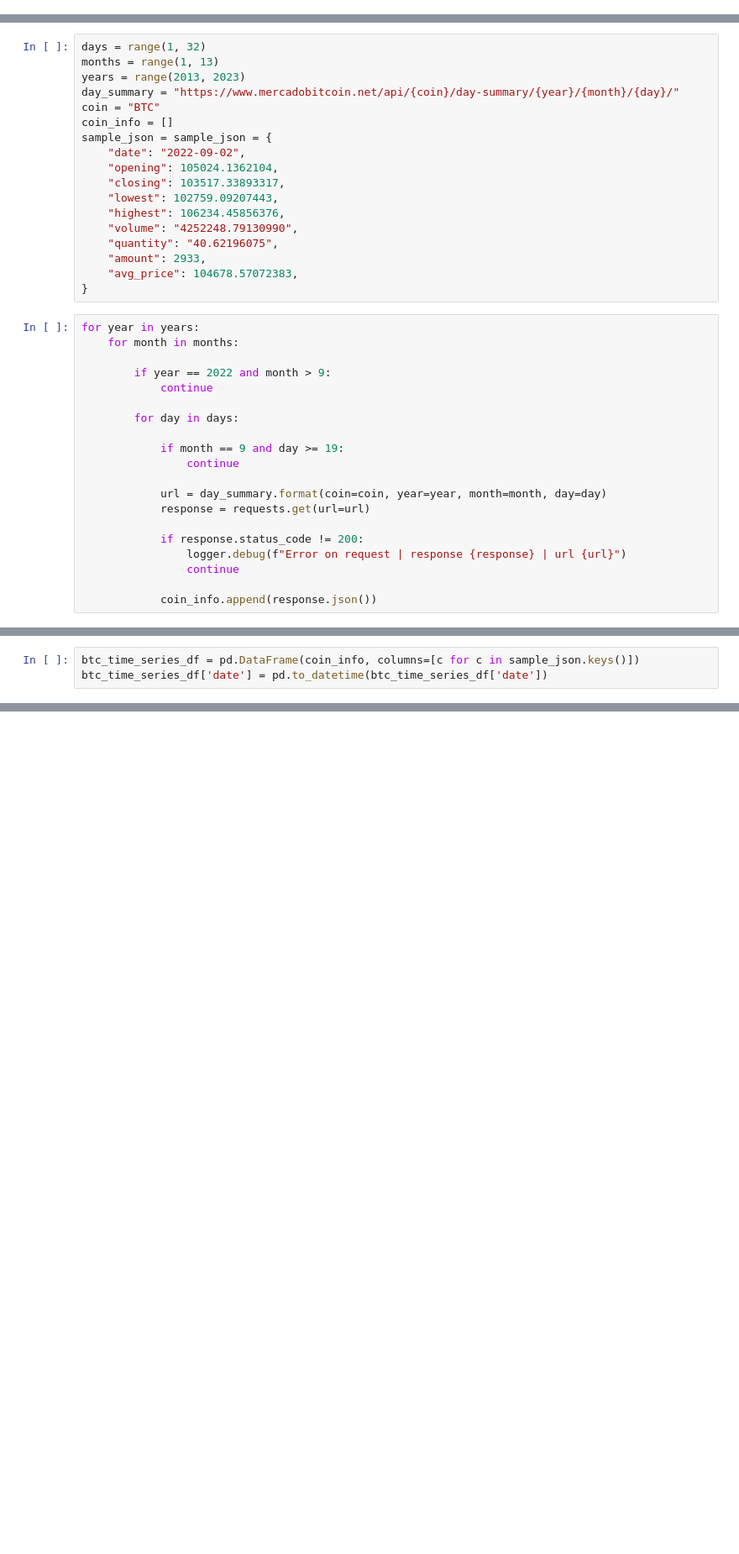
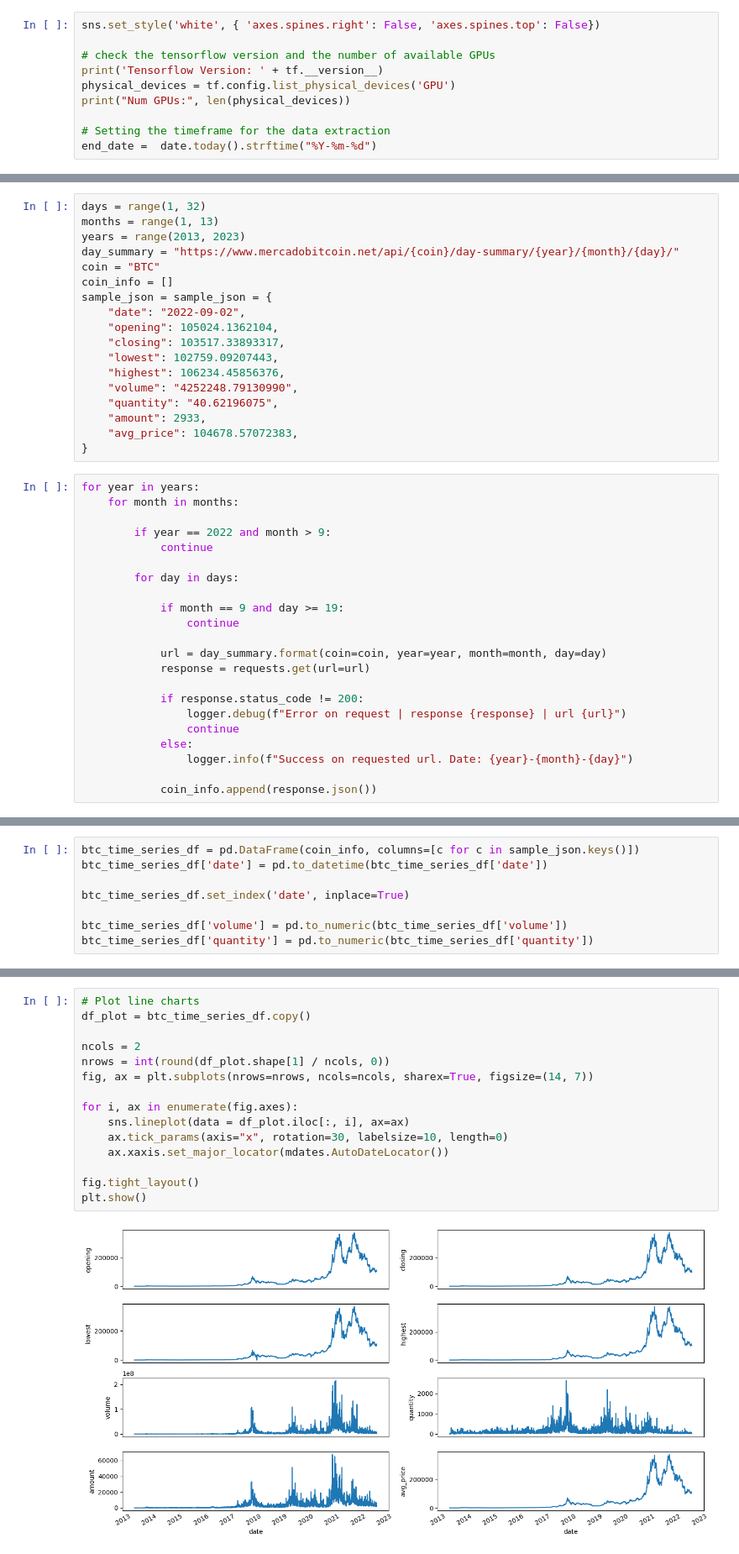
Before and after one commit to kevinsantana/ppca-md-final-project, a Jupyter notebook: model.ipynb, the cells around one changed output, grey strips where cells are left out. Shown: that part at 84% size. Saved outputs shown, nothing was run; the diff lists cells and outputs as text; blank space fills up the shorter version.

```diff
--- a/model.ipynb
+++ b/model.ipynb
@@ -4,0 +23,10 @@ from loguru import logger
+# %%
+sns.set_style('white', { 'axes.spines.right': False, 'axes.spines.top': False})
+
+# check the tensorflow version and the number of available GPUs
+print('Tensorflow Version: ' + tf.__version__)
+physical_devices = tf.config.list_physical_devices('GPU')
+print("Num GPUs:", len(physical_devices))
+
+# Setting the timeframe for the data extraction
+end_date =  date.today().strftime("%Y-%m-%d")
@@ -38,5 +69,7 @@ for year in years:
             if response.status_code != 200:
                 logger.debug(f"Error on request | response {response} | url {url}")
                 continue
+            else:
+                logger.info(f"Success on requested url. Date: {year}-{month}-{day}")
 
             coin_info.append(response.json())
@@ -43,5 +94,10 @@ for year in years:
 # %%
 btc_time_series_df = pd.DataFrame(coin_info, columns=[c for c in sample_json.keys()])
 btc_time_series_df['date'] = pd.to_datetime(btc_time_series_df['date'])
+
+btc_time_series_df.set_index('date', inplace=True)
+
+btc_time_series_df['volume'] = pd.to_numeric(btc_time_series_df['volume'])
+btc_time_series_df['quantity'] = pd.to_numeric(btc_time_series_df['quantity'])
 # %%
 btc_time_series_df.head()
@@ -47,0 +132,17 @@ btc_time_series_df.head()
+# %%
+# Plot line charts
+df_plot = btc_time_series_df.copy()
+
+ncols = 2
+nrows = int(round(df_plot.shape[1] / ncols, 0))
+fig, ax = plt.subplots(nrows=nrows, ncols=ncols, sharex=True, figsize=(14, 7))
+
+for i, ax in enumerate(fig.axes):
+    sns.lineplot(data = df_plot.iloc[:, i], ax=ax)
+    ax.tick_params(axis="x", rotation=30, labelsize=10, length=0)
+    ax.xaxis.set_major_locator(mdates.AutoDateLocator())
+
+fig.tight_layout()
+plt.show()
+# %% [output]
+[figure, added]
```
Also changed, not shown: parts of 20 cells of this notebook.
